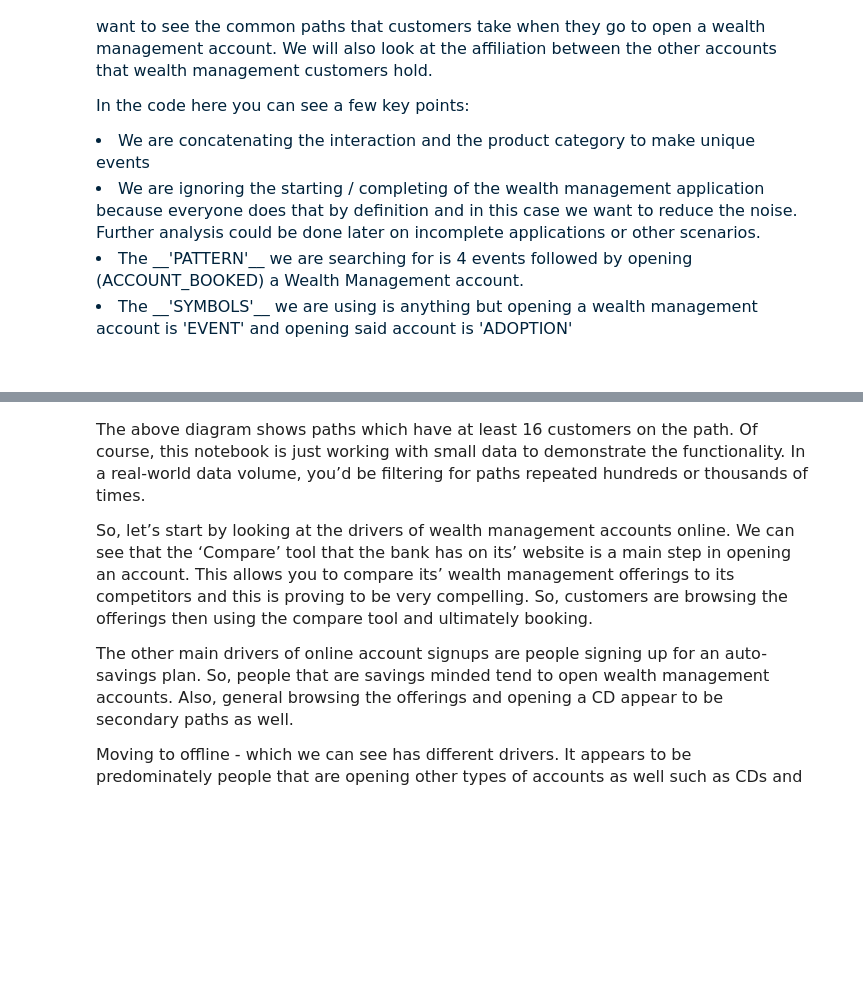
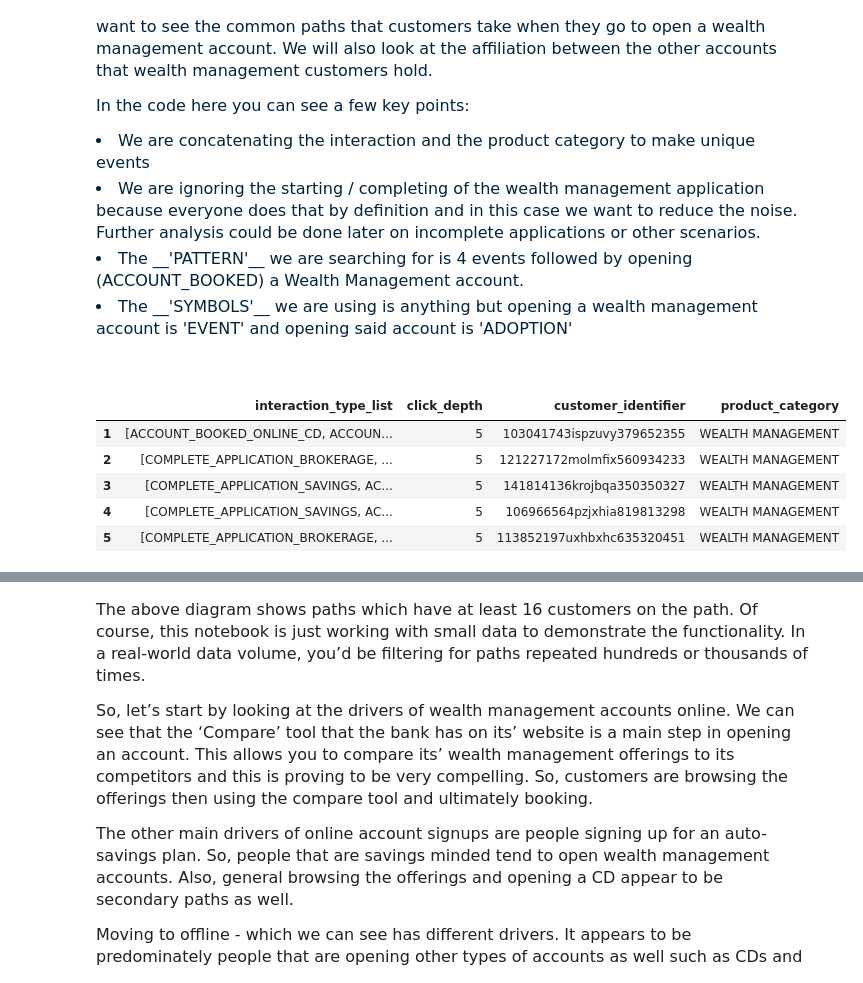
Before and after one commit to Teradata/ai-unlimited-demos, a Jupyter notebook: UseCases/Financial_Customer_Journey_SQL.ipynb, the cells around one changed output, grey strips where cells are left out. Saved outputs shown, nothing was run; the diff lists cells and outputs as text; code cells hidden in the pictures; blank space fills up the shorter version.

```diff
--- a/UseCases/Financial_Customer_Journey_SQL.ipynb
+++ b/UseCases/Financial_Customer_Journey_SQL.ipynb
@@ -216,34 +323,41 @@ FROM nPath (
             marketing_placement,
             sales_channel,
             conversion_sales,
             conversion_cost,
             conversion_margin
         FROM
-            td_fabric_datalake.Build_Demos.customer_journey
+            aws_glue_catalog.tddemos_glue_db.customer_journey
         WHERE
             product_category <> '-1'
             AND interaction_type || '_' || CAST(product_category AS VARCHAR(90))  <> 'STARTS_APPLICATION_WEALTH MANAGEMENT'
             AND interaction_type || '_' || CAST(product_category AS VARCHAR(90))  <> 'COMPLETE_APPLICATION_WEALTH MANAGEMENT'
     )
     PARTITION BY
         customer_identifier
     ORDER BY
         interaction_timestamp
     USING
         MODE (NONOVERLAPPING)
         -- Limit to a depth of 4
         PATTERN ('(EVENT){4}.ADOPTION')
         SYMBOLS (
             event NOT LIKE 'ACCOUNT_BOOKED%_WEALTH MANAGEMENT' AS EVENT,
             event LIKE 'ACCOUNT_BOOKED%' AND product_category = 'WEALTH MANAGEMENT' AS ADOPTION
         )
     RESULT (
         ACCUMULATE(event OF ANY(EVENT, ADOPTION)) AS interaction_type_list,
         COUNT(event OF ANY(EVENT, ADOPTION)) AS click_depth,
         FIRST(customer_identifier OF ADOPTION) AS customer_identifier,
         FIRST(product_category OF ADOPTION) AS product_category
     )
 ) a;
+# %% [output]
+|  | interaction_type_list | click_depth | customer_identifier | product_category |
+| 1 | [ACCOUNT_BOOKED_ONLINE_CD, ACCOUN... | 5 | 103041743ispzuvy379652355 | WEALTH MANAGEMENT |
+| 2 | [COMPLETE_APPLICATION_BROKERAGE, ... | 5 | 121227172molmfix560934233 | WEALTH MANAGEMENT |
+| 3 | [COMPLETE_APPLICATION_SAVINGS, AC... | 5 | 141814136krojbqa350350327 | WEALTH MANAGEMENT |
+| 4 | [COMPLETE_APPLICATION_SAVINGS, AC... | 5 | 106966564pzjxhia819813298 | WEALTH MANAGEMENT |
+| 5 | [COMPLETE_APPLICATION_BROKERAGE, ... | 5 | 113852197uxhbxhc635320451 | WEALTH MANAGEMENT |
 # %% [markdown]
 <p style = 'font-size:16px;font-family:Arial;color:#00233C'>A visualization of this gives us lots of insight into the most common paths that users are taking when opening Wealth Management accounts. This is an SQL notebook, and we have another Notebook for same usecase which has python code for visualizations. A Sankey Diagram was created using the output (interacion_type_list) of the nPath® function used in the query above and below is the image for the nPath® function.</p>
 
```
Also changed, not shown: parts of 28 cells of this notebook, 1 other file.
